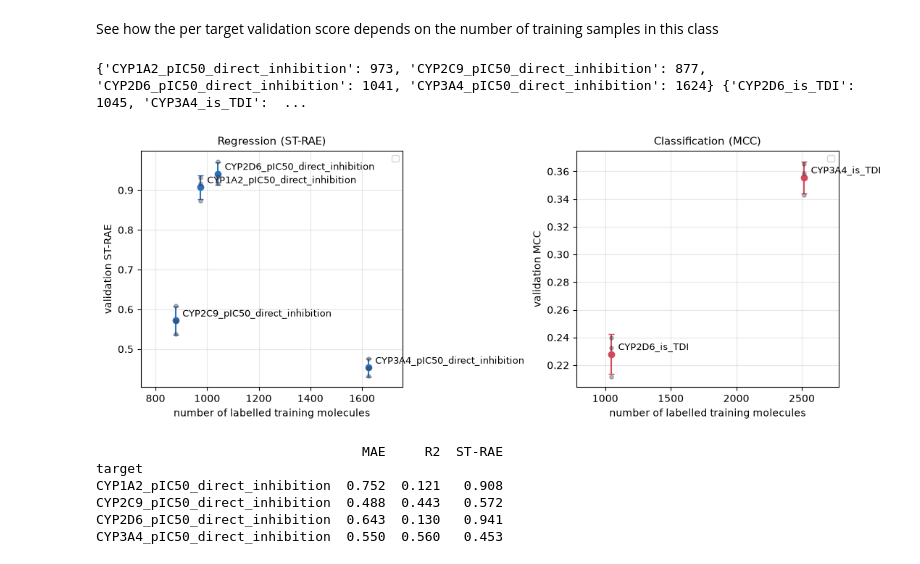
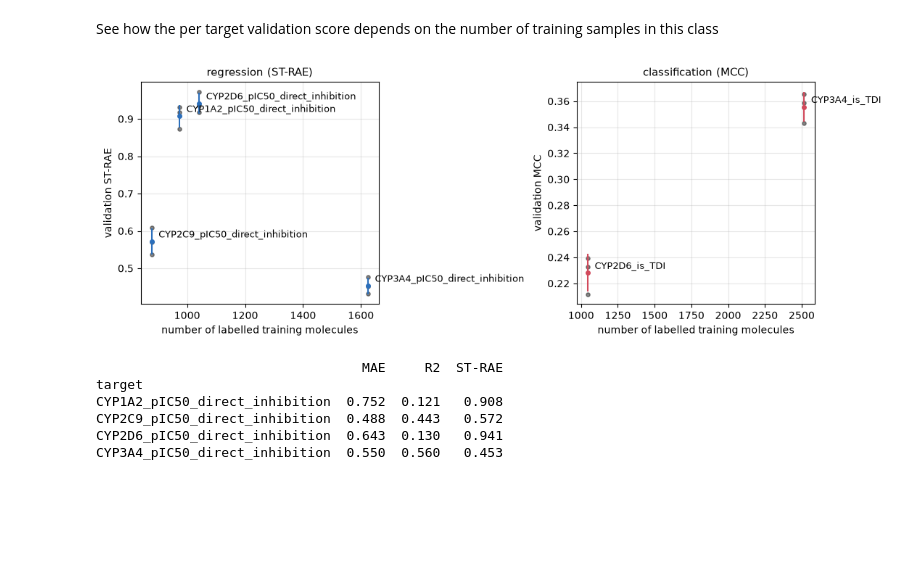
Before and after one commit to Aryan-Mi/02456-deep-learning-cyp-project, a Jupyter notebook: notebooks/04_chemeleon_analysis_v2.ipynb, the cells around one changed output. Saved outputs shown, nothing was run; the diff lists cells and outputs as text; code cells hidden in the pictures; blank space fills up the shorter version.

```diff
--- a/notebooks/04_chemeleon_analysis_v2.ipynb
+++ b/notebooks/04_chemeleon_analysis_v2.ipynb
@@ -283,19 +295,21 @@ Conclusion : non linear head can alone extract the information it needs, while l
 ## Best epoch analysis
 # %%
 COLOR  = {"regression": "#2c6fbb", "classification": "#d1495b"}
-budget = int(pd.to_numeric(df.epochs).max())
+budget = 20 #this is max epochs in every experiment
 bins = np.arange(0.5, budget + 1.5)
-fig, ax = plt.subplots(figsize=(6, 3.5))
+fig, ax = plt.subplots(figsize=(4, 3))
 for task, d in df.groupby("task"):
-    ax.hist(d.best_epoch, bins=bins, alpha=.6,
+    ax.hist(d.best_epoch, bins=bins, alpha=0.6,
             label=task, color=COLOR[task], edgecolor="white")
-ax.axvline(budget + .5, color="k", ls="--", lw=1.2)
-ax.text(budget + .3, ax.get_ylim()[1] * .95, f"max_epochs={budget}",
-        ha="right", va="top", fontsize=9)
+ax.axvline(budget + .5, ls="--", color='gray')
 ax.set_xticks(range(1, budget + 1))
-ax.tick_params(axis="x", labelsize=8)
-ax.set_xlabel("best epoch"); ax.set_ylabel("number of runs")
-ax.set_title("Best epochs (for validation scores)", fontsize=11)
-ax.legend(fontsize=9); ax.grid(axis="y", alpha=.3)
-plt.tight_layout(); plt.show()
+ax.tick_params(axis="x", labelsize=7)
+ax.set_xlabel("best epoch")
+ax.set_ylabel("number of runs")
+ax.set_title("Best epochs (val_score) within budget of 20 epochs", fontsize=8)
+ax.legend(fontsize=8); ax.grid(axis="y", alpha=.3)
+plt.tight_layout()
+fig.savefig("figures/best_epochs.pdf", bbox_inches="tight")
+
+plt.show()
 # %% [output]
@@ -329,44 +336,45 @@ See how the per target validation score depends on the number of training sample
 # %%
 from pathlib import Path
 DATA = Path("../data")
 
+#count train examples for each target and each task
 n_train = {}
 for task in ["regression", "classification"]:
-    t = pd.read_csv(DATA / task / "train.csv")
+    train_df = pd.read_csv(DATA / task / "train.csv")
     targets = pt.loc[pt.task == task, "target"].unique()
-    n_train[task] = t[list(targets)].notna().sum()
-print(n_train["regression"].to_dict(), n_train["classification"].to_dict())
+    n_train[task] = train_df[list(targets)].notna().sum()
 
 BEST   = {"regression": "r2/04_dropout03_mlp", "classification": "r2/04_dropout01_mlp"}
 METRIC = {"regression": "ST-RAE", "classification": "MCC"}
 COLOR  = {"regression": "#2c6fbb", "classification": "#d1495b"}
 
-fig, axes = plt.subplots(1, 2, figsize=(11, 4.2))
+fig, axes = plt.subplots(1, 2, figsize=(11, 4))
 
 for ax, task in zip(axes, ["regression", "classification"]):
     m = METRIC[task]
     d = pt[(pt.task == task) & (pt.exp == BEST[task])]
     g = d.groupby("target").agg(mean=(m, "mean"), std=(m, "std"))
     g["n_train"] = g.index.map(n_train[task])
 
     ax.errorbar(g["n_train"], g["mean"], yerr=g["std"], fmt="o", color=COLOR[task],
-                ecolor=COLOR[task], capsize=3, markersize=6, elinewidth=1.5, zorder=3)
-    ax.scatter(d.target.map(n_train[task]), d[m], s=14, color="#333", alpha=.35, zorder=4)
+                ecolor=COLOR[task], markersize=4)
+    ax.scatter(d.target.map(n_train[task]), d[m], s=14, color="#333", alpha=0.6)
     for t, r in g.iterrows():
         ax.annotate(t, (r["n_train"], r["mean"]), textcoords="offset points",
                     xytext=(7, 4), fontsize=9)
 
     ax.set_xlabel("number of labelled training molecules")
     ax.set_ylabel(f"validation {m}")
-    ax.set_title(f"{task.capitalize()} ({m})", fontsize=11)
-    ax.grid(alpha=.3); ax.margins(x=.18)
-    ax.legend(fontsize=8.5, loc="best")
+    ax.set_title(f"{task} ({m})", fontsize=11)
+    ax.grid(alpha=.3)
+
 
 plt.tight_layout()
+fig.savefig("figures/score_vs_n_train.pdf", bbox_inches="tight")
+
 plt.show()
 # %% [output]
-{'CYP1A2_pIC50_direct_inhibition': 973, 'CYP2C9_pIC50_direct_inhibition': 877, 'CYP2D6_pIC50_direct_inhibition': 1041, 'CYP3A4_pIC50_direct_inhibition': 1624} {'CYP2D6_is_TDI': 1045, 'CYP3A4_is_TDI':  ...
-[figure, old version]
+[figure, new version]
 # %%
 d = pt[(pt.task == "regression") & (pt.exp == BEST["regression"])]
 print(d.groupby("target")[["MAE", "R2", "ST-RAE"]].mean().round(3).to_string())
```
Also changed, not shown: parts of 18 cells of this notebook, 6 other files.
